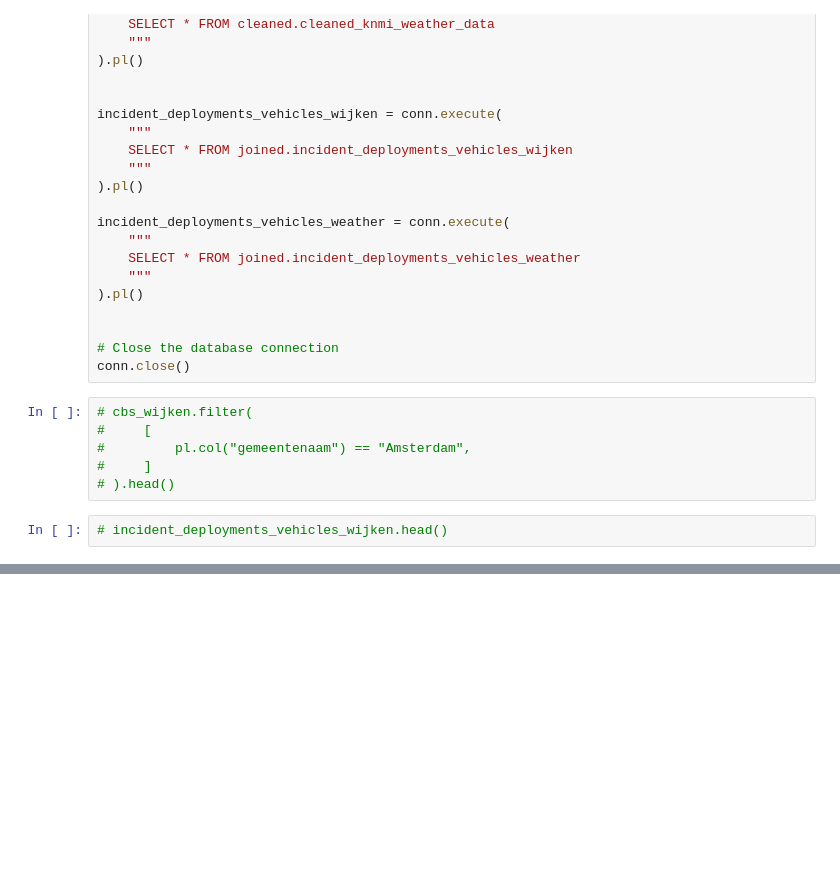
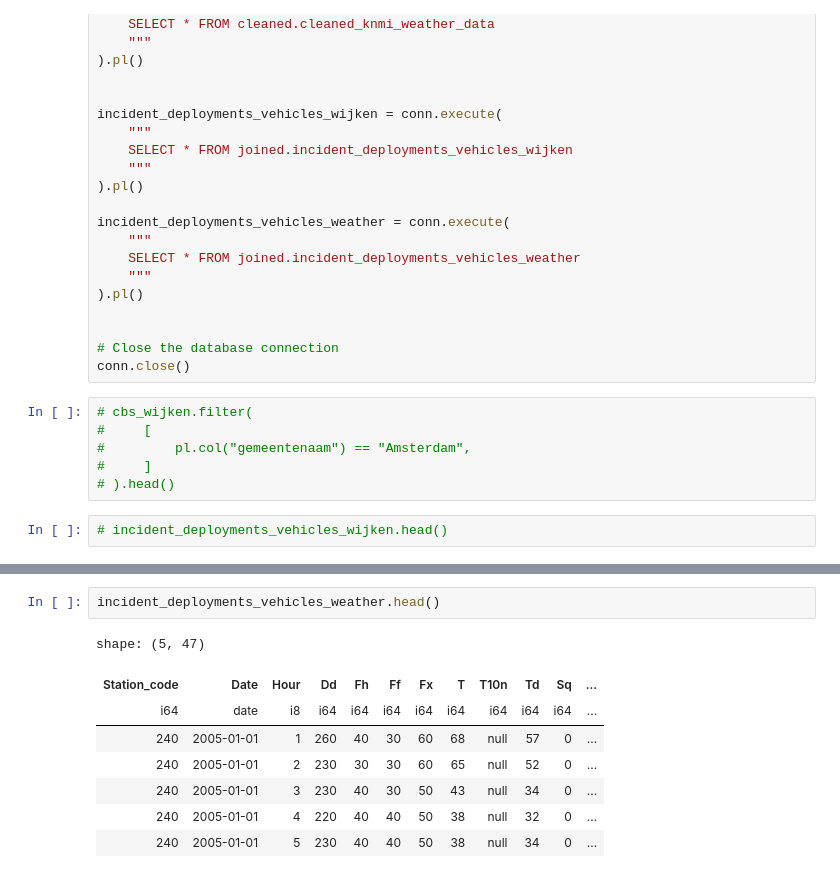
Before and after one commit to melchiorhering/DSP-Storm-Damage-on-Urban-Areas, a Jupyter notebook: src/notebooks/workbook.ipynb, the cells around one changed output, grey strips where cells are left out. Saved outputs shown, nothing was run; the diff lists cells and outputs as text; blank space fills up the shorter version.

```diff
--- a/src/notebooks/workbook.ipynb
+++ b/src/notebooks/workbook.ipynb
@@ -95,0 +116,11 @@ print(selected_df.columns)
+# %%
+incident_deployments_vehicles_weather.head()
+# %% [output]
+shape: (5, 47)
+| Station_code | Date | Hour | Dd | Fh | Ff | Fx | T | T10n | Td | Sq | ... |
+| i64 | date | i8 | i64 | i64 | i64 | i64 | i64 | i64 | i64 | i64 | ... |
+| 240 | 2005-01-01 | 1 | 260 | 40 | 30 | 60 | 68 | null | 57 | 0 | ... |
+| 240 | 2005-01-01 | 2 | 230 | 30 | 30 | 60 | 65 | null | 52 | 0 | ... |
+| 240 | 2005-01-01 | 3 | 230 | 40 | 30 | 50 | 43 | null | 34 | 0 | ... |
+| 240 | 2005-01-01 | 4 | 220 | 40 | 40 | 50 | 38 | null | 32 | 0 | ... |
+| 240 | 2005-01-01 | 5 | 230 | 40 | 40 | 50 | 38 | null | 34 | 0 | ... |
```
Also changed, not shown: parts of 6 cells of this notebook, 33 other files.
